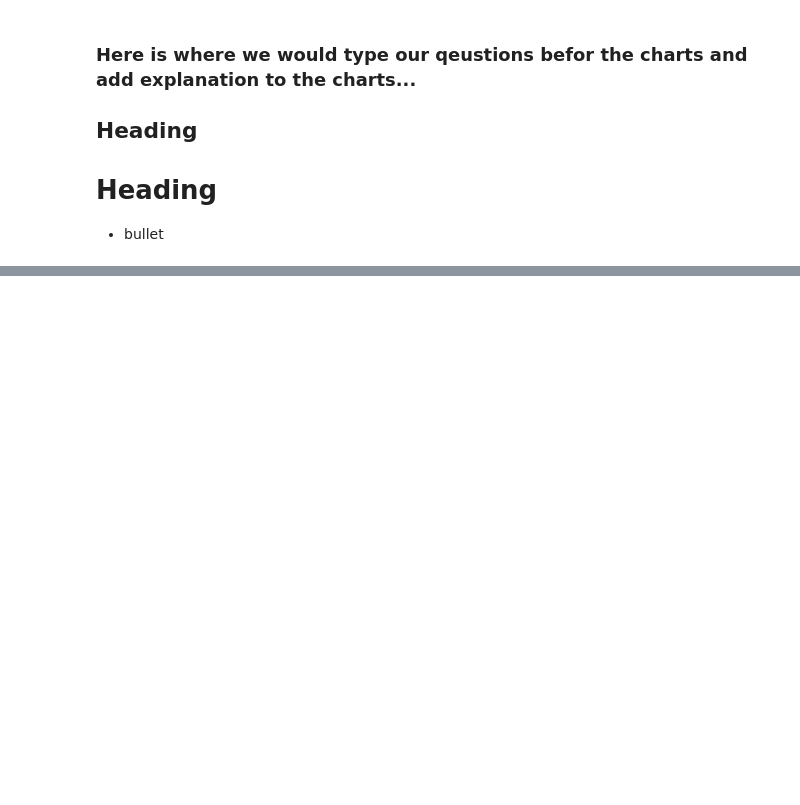
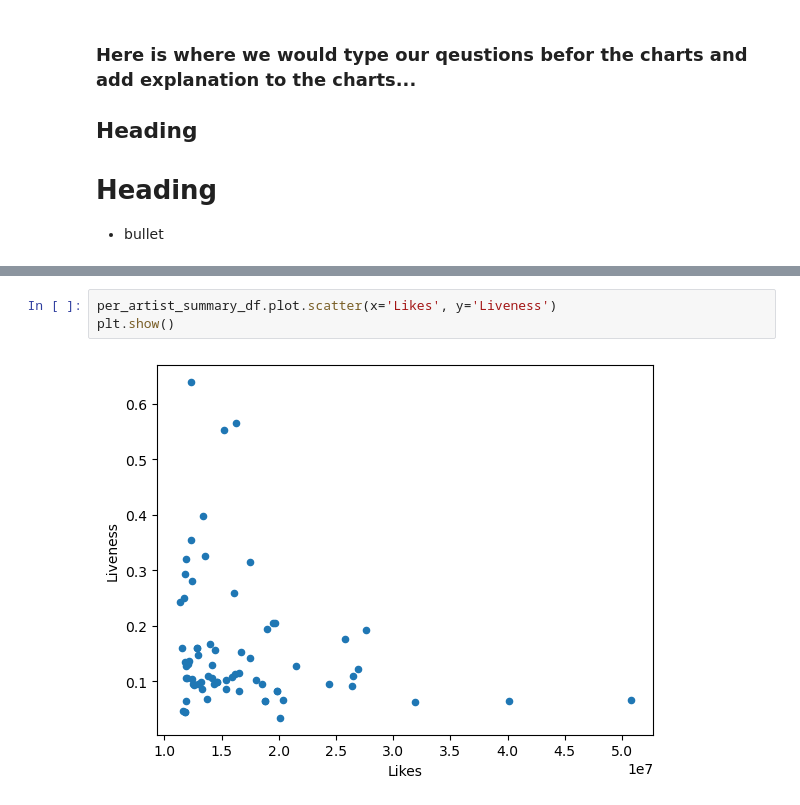
Before and after one commit to Papworth-S/Group-Project-one, a Jupyter notebook: GPTop10.ipynb, the cells around one changed output, grey strips where cells are left out. Drawn from its saved outputs; the diff is of its cells as text; blank space fills up the shorter version.

```diff
--- a/GPTop10.ipynb
+++ b/GPTop10.ipynb
@@ -72,0 +304,5 @@ top_artist_track
+# %%
+per_artist_summary_df.plot.scatter(x='Likes', y='Liveness')
+plt.show()
+# %% [output]
+[figure, added]
```
Also changed, not shown: parts of 18 cells of this notebook, 1 other file.
